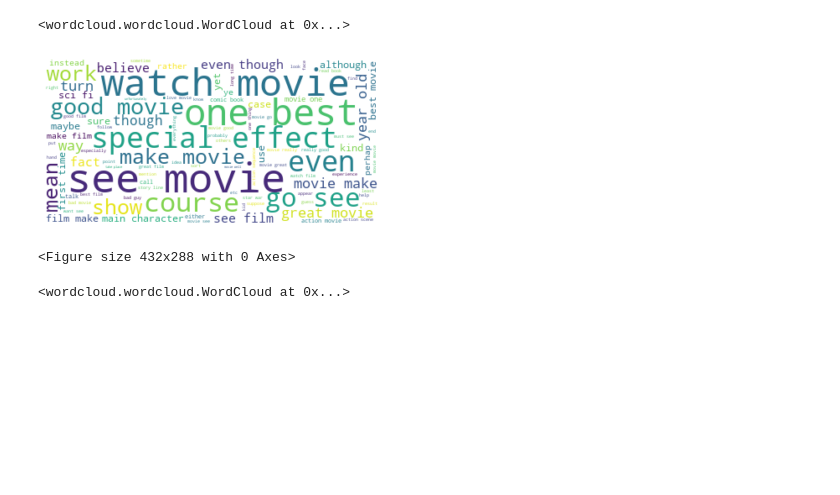
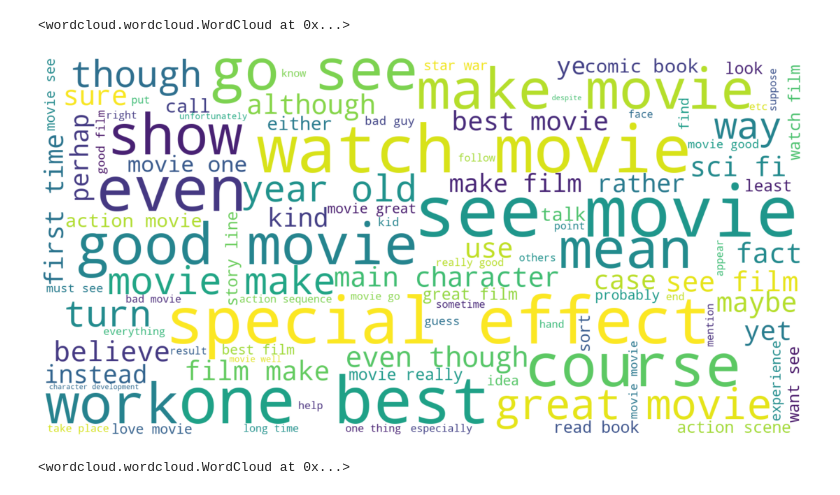
Before and after one commit to brtracy/capstone_project, a Jupyter notebook: EDA.ipynb, the cells around one changed output. Cells and saved outputs as stored; diff of their text form; code cells hidden in the pictures; blank space fills up the shorter version.

Commit message:
final checks of EDA and Modeling notebooks
still need to generate pdfs and do final commit

```diff
--- a/EDA.ipynb
+++ b/EDA.ipynb
@@ -487,15 +506,16 @@ spoiler_wordcloud.to_file('spoiler_wordcloud.png')
 # %% [output]
 <wordcloud.wordcloud.WordCloud at 0x...>
 # %%
-non_spoiler_wordcloud = WordCloud(max_font_size=50, max_words=100, background_color='white').generate(non_spoiler_words)
+non_spoiler_wordcloud = WordCloud(max_font_size=150, max_words=100,
+                                  background_color='white',
+                                  width=1600, height=800).generate(non_spoiler_words)
 
-plt.figure()
+plt.figure(figsize=(20,10))
 plt.imshow(non_spoiler_wordcloud, interpolation="bilinear")
 plt.axis("off")
 plt.show();
 # %% [output]
-[figure, old version]
+[figure, new version]
-<Figure size 432x288 with 0 Axes>
 # %%
 non_spoiler_wordcloud.to_file('non_spoiler_wordcloud.png')
 # %% [output]
```
Also changed, not shown: parts of 85 cells of this notebook, 13 other files.
